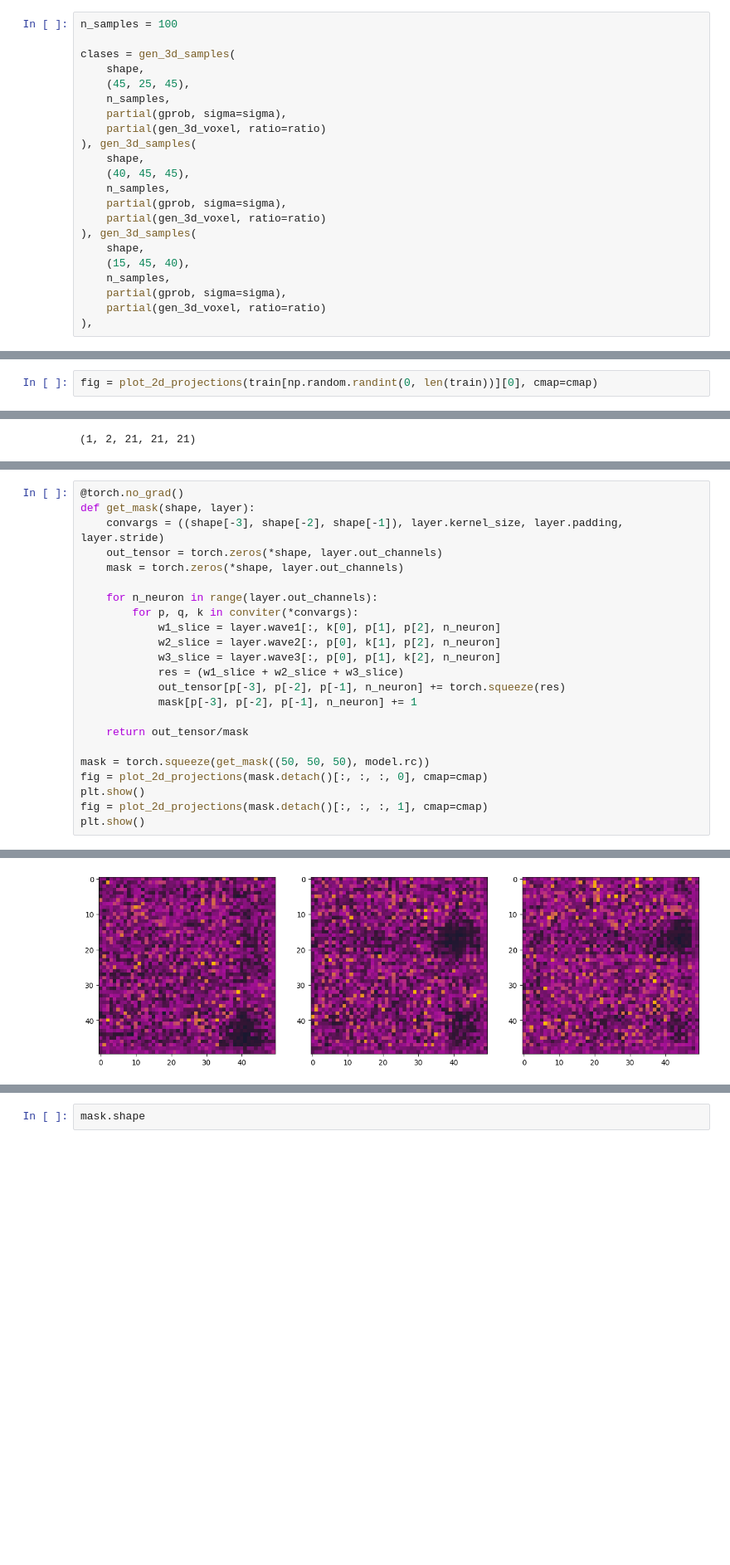
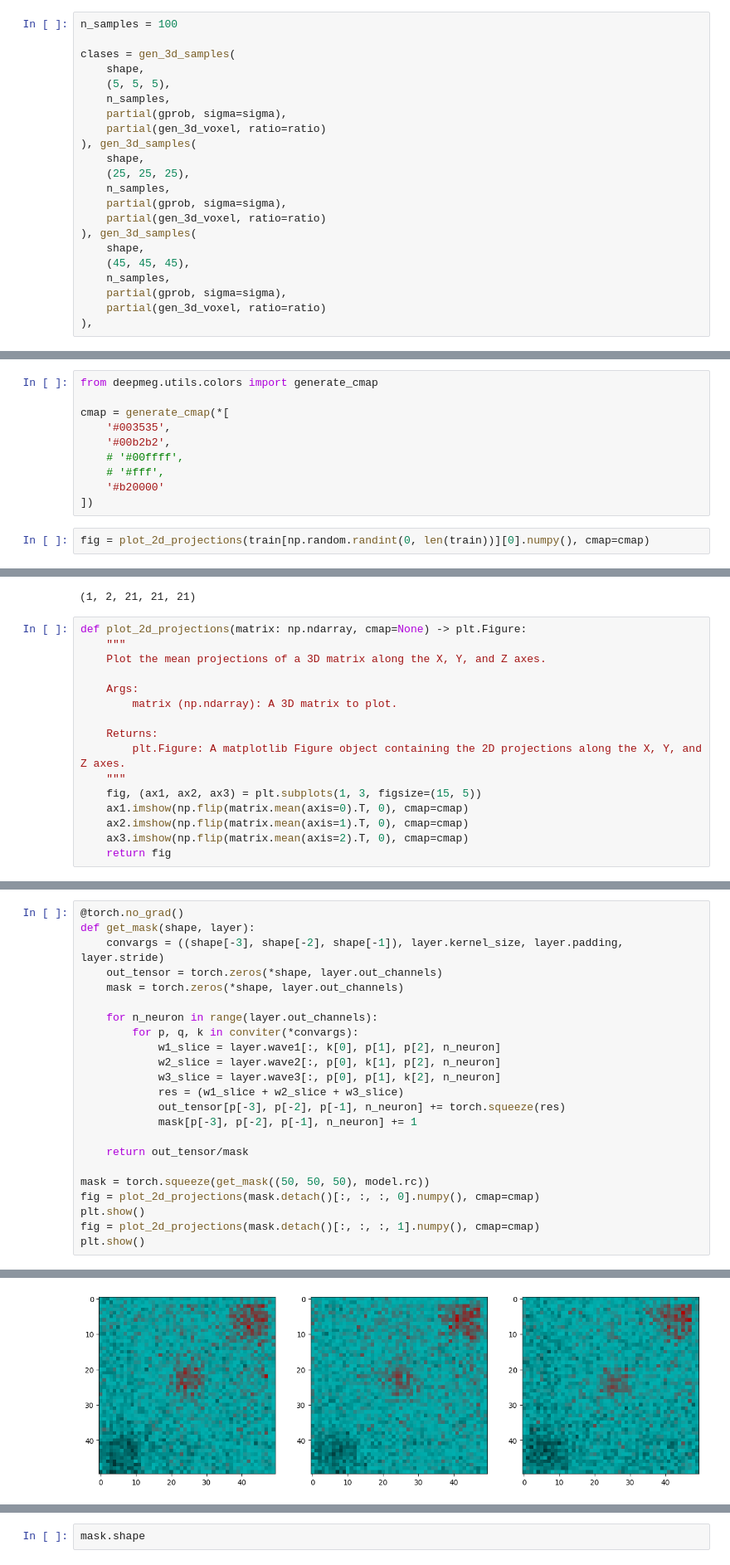
Before and after one commit to 1101AlexZab1011/deepmeg, a Jupyter notebook: dev/res_conv_3d.ipynb, the cells around one changed output, grey strips where cells are left out. Shown at 83% size. Saved outputs shown, nothing was run; the diff lists cells and outputs as text; blank space fills up the shorter version.

Commit message:
matrix operations and tucker

```diff
--- a/dev/res_conv_3d.ipynb
+++ b/dev/res_conv_3d.ipynb
@@ -553,19 +553,19 @@ n_samples = 100
 
 clases = gen_3d_samples(
     shape,
-    (45, 25, 45),
+    (5, 5, 5),
     n_samples,
     partial(gprob, sigma=sigma),
     partial(gen_3d_voxel, ratio=ratio)
 ), gen_3d_samples(
     shape,
-    (40, 45, 45),
+    (25, 25, 25),
     n_samples,
     partial(gprob, sigma=sigma),
     partial(gen_3d_voxel, ratio=ratio)
 ), gen_3d_samples(
     shape,
-    (15, 45, 40),
+    (45, 45, 45),
     n_samples,
     partial(gprob, sigma=sigma),
     partial(gen_3d_voxel, ratio=ratio)
@@ -587,6 +587,16 @@ train, test = torch.utils.data.random_split(dataset, [.7, .3])
 train[0][0].shape
 # %% [output]
 torch.Size([50, 50, 50])
+# %%
+from deepmeg.utils.colors import generate_cmap
+
+cmap = generate_cmap(*[
+    '#003535',
+    '#00b2b2',
+    # '#00ffff',
+    # '#fff',
+    '#b20000'
+])
 # %%
-fig = plot_2d_projections(train[np.random.randint(0, len(train))][0], cmap=cmap)
+fig = plot_2d_projections(train[np.random.randint(0, len(train))][0].numpy(), cmap=cmap)
 # %% [output]
@@ -677,6 +675,22 @@ mask = model.rc(torch.ones(1, 1, 50, 50, 50)).detach().numpy()
 mask.shape
 # %% [output]
 (1, 2, 21, 21, 21)
+# %%
+def plot_2d_projections(matrix: np.ndarray, cmap=None) -> plt.Figure:
+    """
+    Plot the mean projections of a 3D matrix along the X, Y, and Z axes.
+
+    Args:
+        matrix (np.ndarray): A 3D matrix to plot.
+
+    Returns:
+        plt.Figure: A matplotlib Figure object containing the 2D projections along the X, Y, and Z axes.
+    """
+    fig, (ax1, ax2, ax3) = plt.subplots(1, 3, figsize=(15, 5))
+    ax1.imshow(np.flip(matrix.mean(axis=0).T, 0), cmap=cmap)
+    ax2.imshow(np.flip(matrix.mean(axis=1).T, 0), cmap=cmap)
+    ax3.imshow(np.flip(matrix.mean(axis=2).T, 0), cmap=cmap)
+    return fig
 # %%
 
 fig = plot_2d_projections(mask[0, 0], cmap=cmap)
@@ -704,8 +718,8 @@ def get_mask(shape, layer):
     return out_tensor/mask
 
 mask = torch.squeeze(get_mask((50, 50, 50), model.rc))
-fig = plot_2d_projections(mask.detach()[:, :, :, 0], cmap=cmap)
+fig = plot_2d_projections(mask.detach()[:, :, :, 0].numpy(), cmap=cmap)
 plt.show()
-fig = plot_2d_projections(mask.detach()[:, :, :, 1], cmap=cmap)
+fig = plot_2d_projections(mask.detach()[:, :, :, 1].numpy(), cmap=cmap)
 plt.show()
 # %% [output]
@@ -713,2 +727,2 @@ plt.show()
-[figure, old version]
+[figure, new version]
 # %%
```
Also changed, not shown: parts of 9 cells of this notebook, 2 other files.
